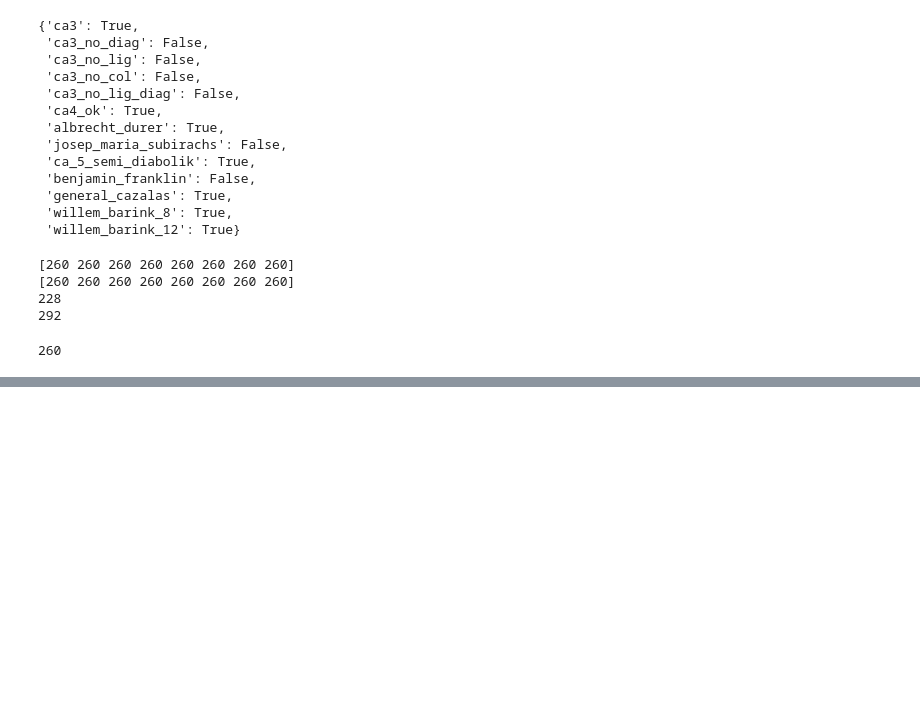
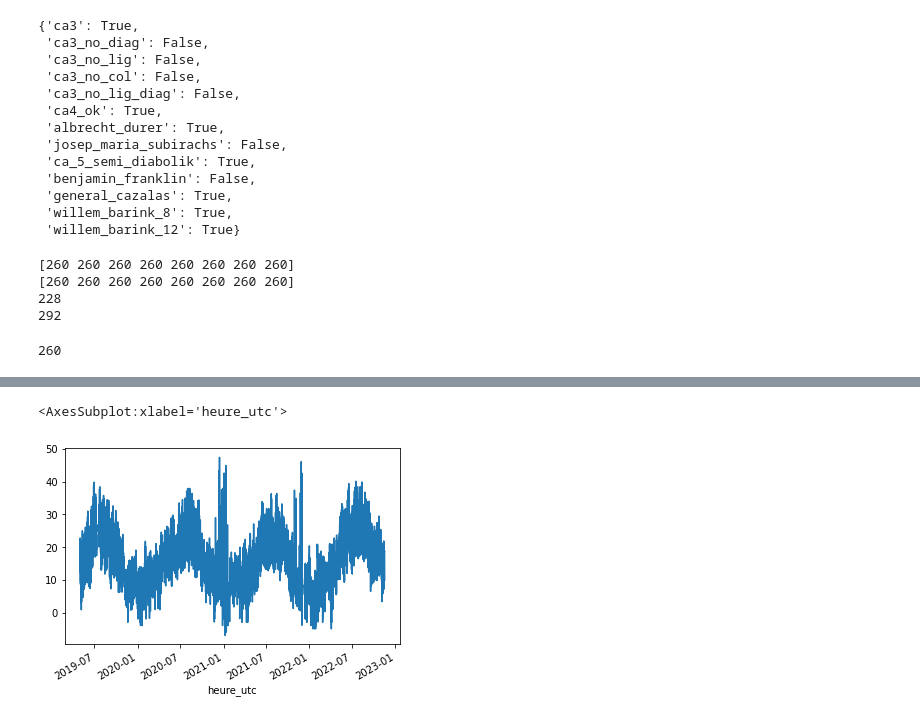
Before and after one commit to matthcol/python202211perf, a Jupyter notebook: datascience.ipynb, the cells around one changed output, grey strips where cells are left out. Cells and saved outputs as stored; diff of their text form; code cells hidden in the pictures; blank space fills up the shorter version.

```diff
--- a/datascience.ipynb
+++ b/datascience.ipynb
@@ -358,0 +626,5 @@ n*(n**2+1)//2
+# %%
+dfMeteo.loc[dfMeteo.temperature.between(-40, 50), 'temperature'].plot()
+# %% [output]
+<AxesSubplot:xlabel='heure_utc'>
+[figure, added]
```
Also changed, not shown: parts of 62 cells of this notebook.
